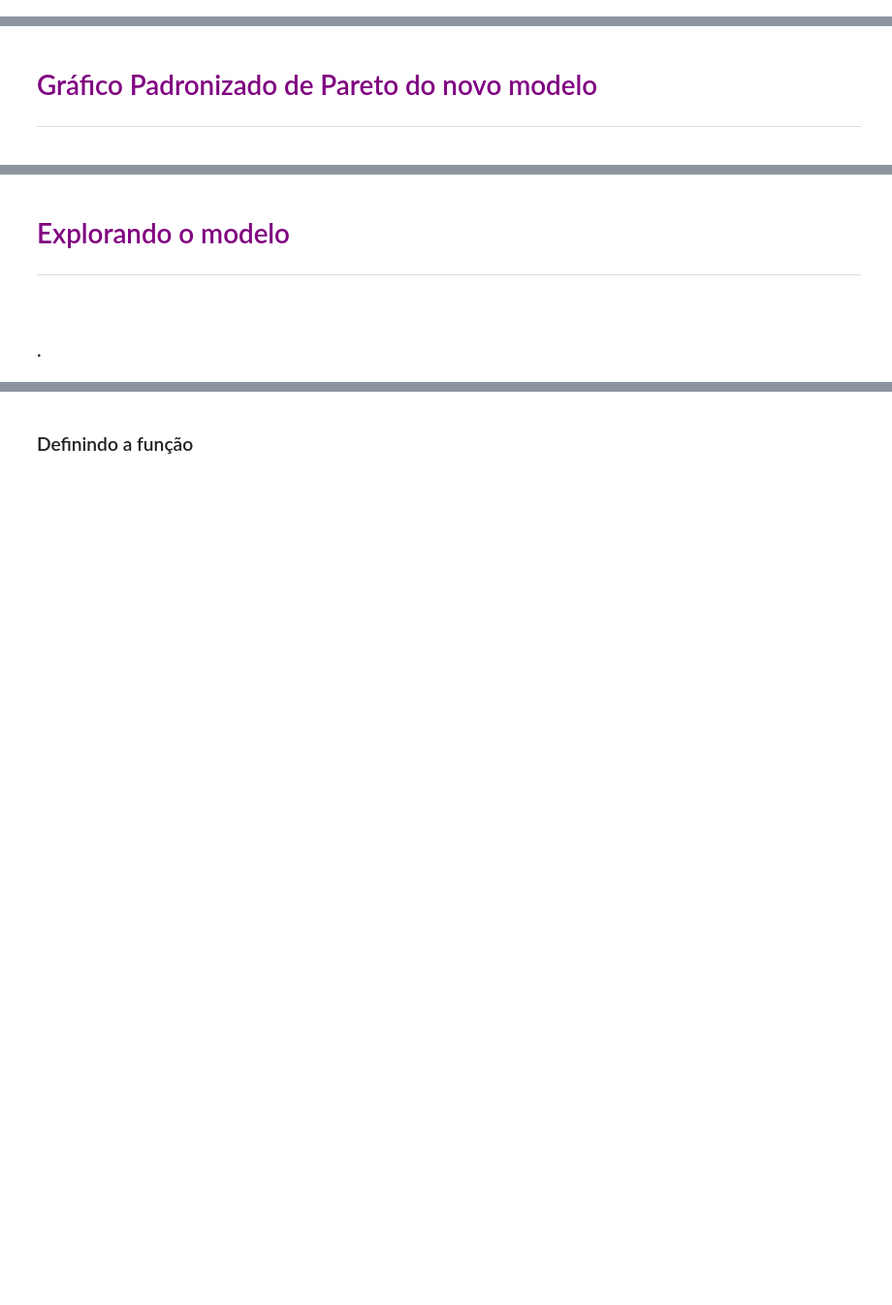
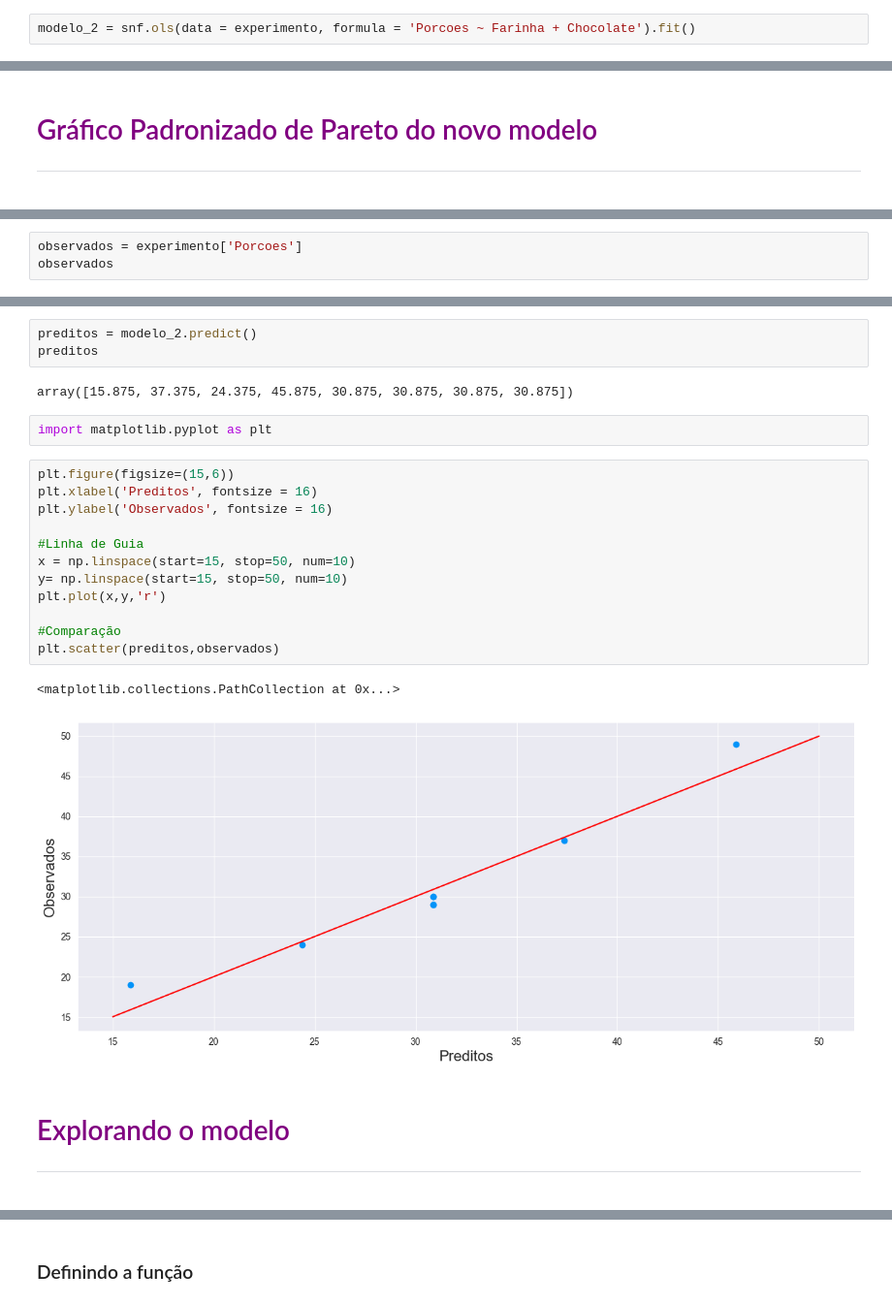
Before and after one commit to smcco94/DataAnalytics, a Jupyter notebook: Formação_Data_Sciency/Modulo_4/Analise_de_experimentos/Planejamento_experimentos_aula.ipynb, the cells around one changed output, grey strips where cells are left out. Shown: that part at 97% size. Cells and saved outputs as stored; diff of their text form; blank space fills up the shorter version.

```diff
--- a/Formação_Data_Sciency/Modulo_4/Analise_de_experimentos/Planejamento_experimentos_aula.ipynb
+++ b/Formação_Data_Sciency/Modulo_4/Analise_de_experimentos/Planejamento_experimentos_aula.ipynb
@@ -401,3 +398,5 @@ pareto.plot(limite, nome, 'r')
 
 
 <hr>
+# %%
+modelo_2 = snf.ols(data = experimento, formula = 'Porcoes ~ Farinha + Chocolate').fit()
@@ -427,0 +432,3 @@ pareto.plot(limite, nome, 'r')
+# %%
+observados = experimento['Porcoes']
+observados
@@ -428,3 +445,25 @@ pareto.plot(limite, nome, 'r')
+# %%
+preditos = modelo_2.predict()
+preditos
+# %% [output]
+array([15.875, 37.375, 24.375, 45.875, 30.875, 30.875, 30.875, 30.875])
+# %%
+import matplotlib.pyplot as plt
+# %%
+plt.figure(figsize=(15,6))
+plt.xlabel('Preditos', fontsize = 16)
+plt.ylabel('Observados', fontsize = 16)
+
+#Linha de Guia
+x = np.linspace(start=15, stop=50, num=10)
+y= np.linspace(start=15, stop=50, num=10)
+plt.plot(x,y,'r')
+
+#Comparação
+plt.scatter(preditos,observados)
+# %% [output]
+<matplotlib.collections.PathCollection at 0x...>
+[figure, added]
 # %% [markdown]
 # <font color = 'purple'> Explorando o modelo   </font>
 
@@ -432,5 +471,3 @@ pareto.plot(limite, nome, 'r')
 <p style='margin: 30px 30px;'>
 
 <hr style = 'border: 1px solid purple;'>
-# %% [markdown]
-### .
```
Also changed, not shown: parts of 25 cells of this notebook.
